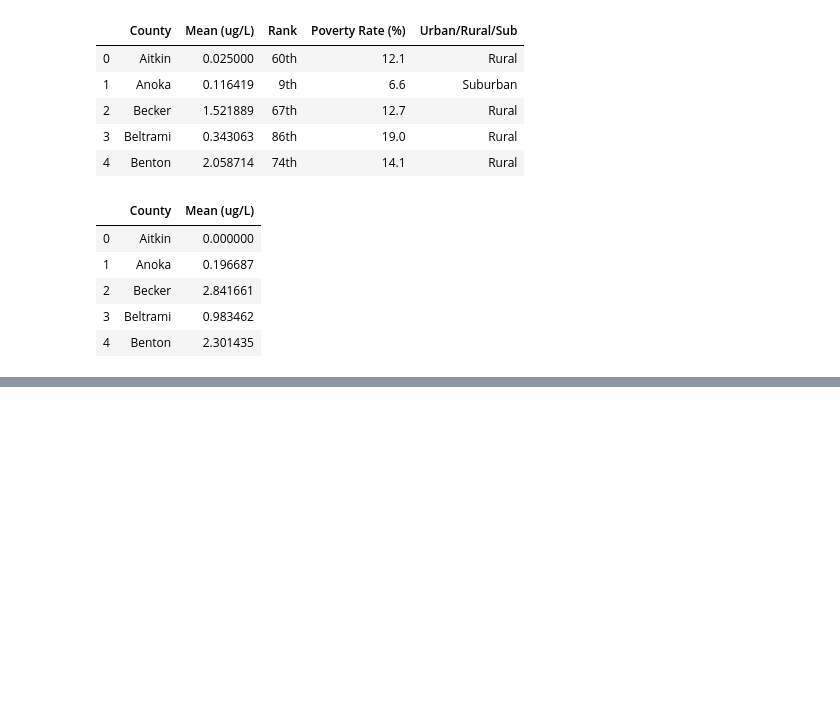
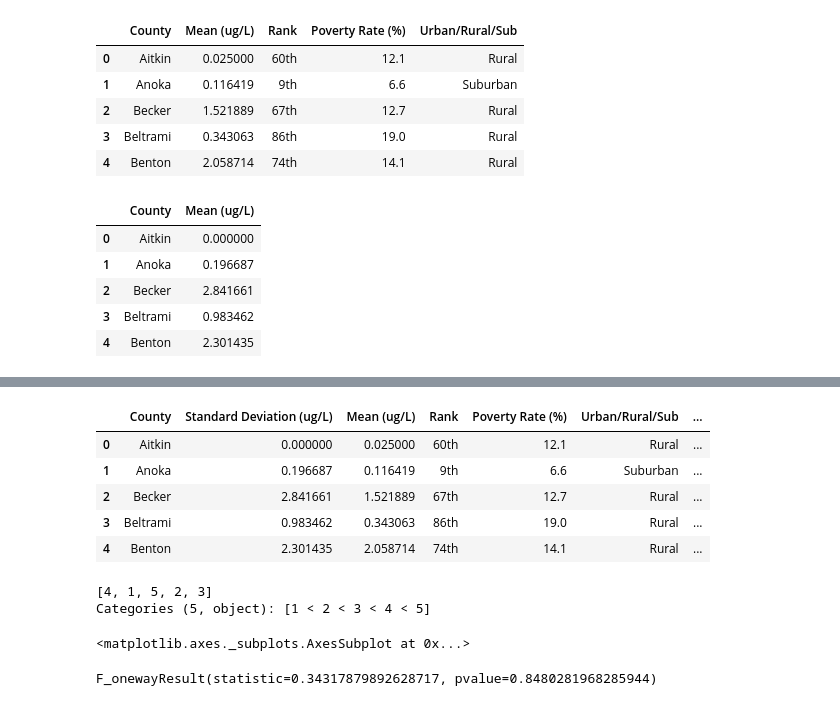
Before and after one commit to bkaczmarczik28/MN-Drinking-Water-Quality, a Jupyter notebook: PovertyByCounty-Nitrate.ipynb, the cells around one changed output, grey strips where cells are left out. Saved outputs shown, nothing was run; the diff lists cells and outputs as text; code cells hidden in the pictures; blank space fills up the shorter version.

Commit message:
git anova on nitrate

```diff
--- a/PovertyByCounty-Nitrate.ipynb
+++ b/PovertyByCounty-Nitrate.ipynb
@@ -370,0 +373,24 @@ county_combined.head()
+# %%
+bins = [0,8,10,11.55,13.4,24]
+#will come back later for naming
+bin_names = ["1","2","3","4","5"]
+
+county_combined["Bin Poverty Rate"] = pd.cut(county_combined["Poverty Rate (%)"],bins, labels = bin_names)
+county_combined.head()
+# %% [output]
+|  | County | Standard Deviation (ug/L) | Mean (ug/L) | Rank | Poverty Rate (%) | Urban/Rural/Sub | ... |
+| 0 | Aitkin | 0.000000 | 0.025000 | 60th | 12.1 | Rural | ... |
+| 1 | Anoka | 0.196687 | 0.116419 | 9th | 6.6 | Suburban | ... |
+| 2 | Becker | 2.841661 | 1.521889 | 67th | 12.7 | Rural | ... |
+| 3 | Beltrami | 0.983462 | 0.343063 | 86th | 19.0 | Rural | ... |
+| 4 | Benton | 2.301435 | 2.058714 | 74th | 14.1 | Rural | ... |
+# %%
+county_combined["Bin Poverty Rate"].unique()
+# %% [output]
+[4, 1, 5, 2, 3]
+Categories (5, object): [1 < 2 < 3 < 4 < 5]
+# %%
+# Create a boxplot to compare means
+county_combined.boxplot("Mean (ug/L)", by="Bin Poverty Rate", figsize=(20, 10))
+# %% [output]
+<matplotlib.axes._subplots.AxesSubplot at 0x...>
@@ -370,0 +403,5 @@ county_combined.head()
+# %%
+# Perform the ANOVA
+stats.f_oneway(group1, group2, group3, group4, group5)
+# %% [output]
+F_onewayResult(statistic=0.34317879892628717, pvalue=0.8480281968285944)
```
Also changed, not shown: parts of 11 cells of this notebook.
